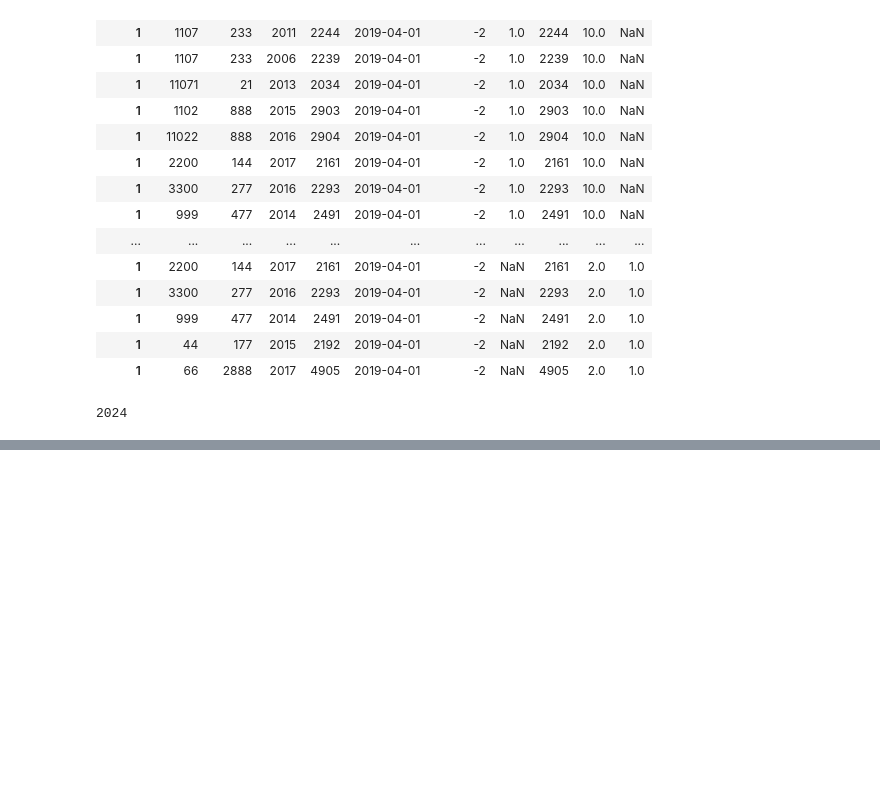
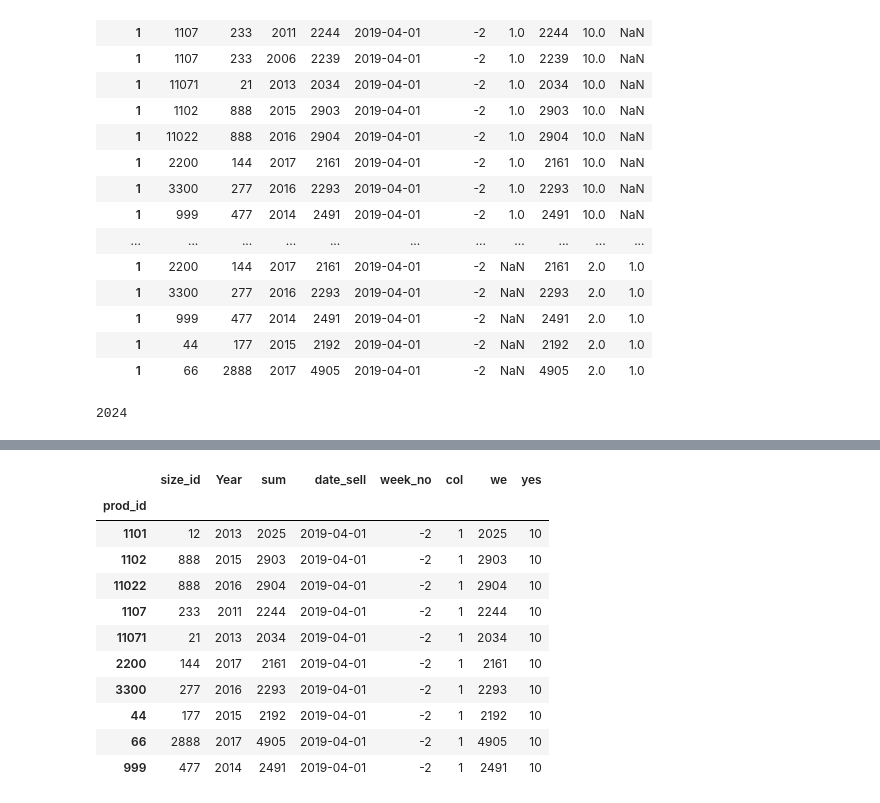
Before and after one commit to liujunnuist/readcode, a Jupyter notebook: learnPandas.ipynb, the cells around one changed output, grey strips where cells are left out. Drawn from its saved outputs; the diff is of its cells as text; code cells hidden in the pictures; blank space fills up the shorter version.

```diff
--- a/learnPandas.ipynb
+++ b/learnPandas.ipynb
@@ -2334,0 +2484,15 @@ org['sum'].values[1]
+# %%
+sale_data.groupby(['prod_id']).max()
+# %% [output]
+|  | size_id | Year | sum | date_sell | week_no | col | we | yes |
+| prod_id |  |  |  |  |  |  |  |  |
+| 1101 | 12 | 2013 | 2025 | 2019-04-01 | -2 | 1 | 2025 | 10 |
+| 1102 | 888 | 2015 | 2903 | 2019-04-01 | -2 | 1 | 2903 | 10 |
+| 11022 | 888 | 2016 | 2904 | 2019-04-01 | -2 | 1 | 2904 | 10 |
+| 1107 | 233 | 2011 | 2244 | 2019-04-01 | -2 | 1 | 2244 | 10 |
+| 11071 | 21 | 2013 | 2034 | 2019-04-01 | -2 | 1 | 2034 | 10 |
+| 2200 | 144 | 2017 | 2161 | 2019-04-01 | -2 | 1 | 2161 | 10 |
+| 3300 | 277 | 2016 | 2293 | 2019-04-01 | -2 | 1 | 2293 | 10 |
+| 44 | 177 | 2015 | 2192 | 2019-04-01 | -2 | 1 | 2192 | 10 |
+| 66 | 2888 | 2017 | 4905 | 2019-04-01 | -2 | 1 | 4905 | 10 |
+| 999 | 477 | 2014 | 2491 | 2019-04-01 | -2 | 1 | 2491 | 10 |
```
Also changed, not shown: parts of 57 cells of this notebook, 1 other file.
